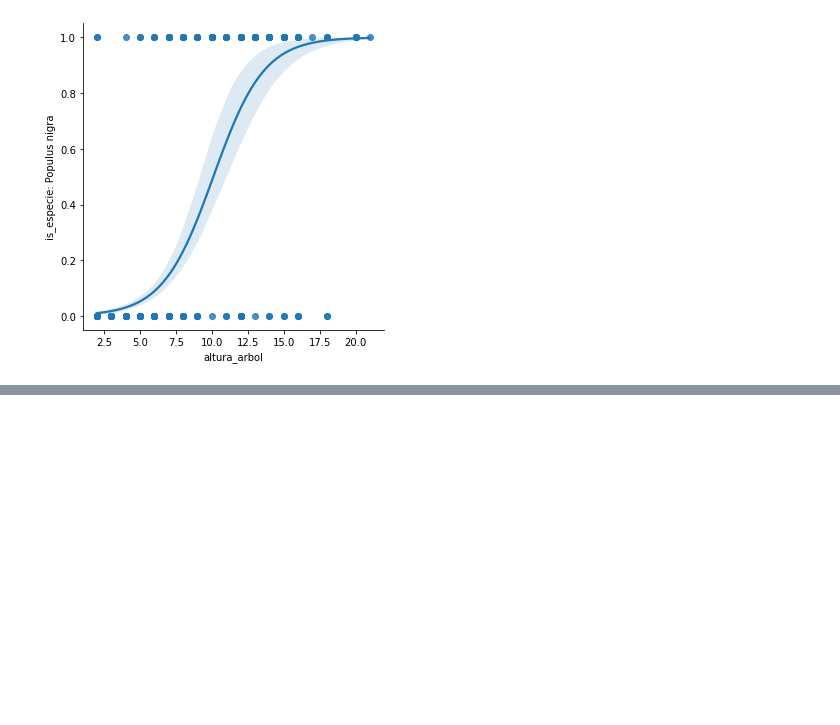
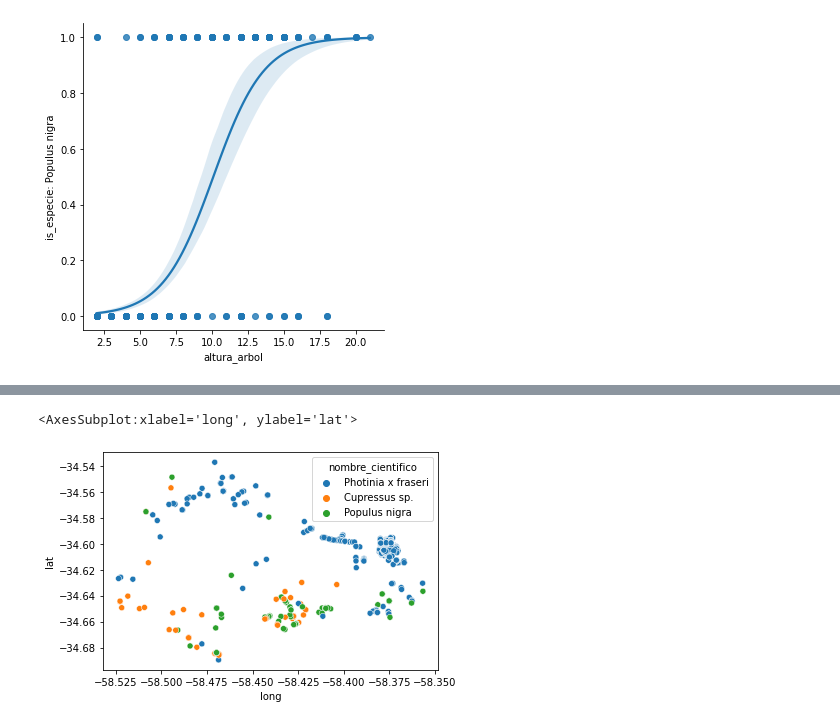
Before and after one commit to IonatanPerez/Curso_DHDS_CN17, a Jupyter notebook: C18/Modelo.ipynb, the cells around one changed output, grey strips where cells are left out. Drawn from its saved outputs; the diff is of its cells as text; code cells hidden in the pictures; blank space fills up the shorter version.

```diff
--- a/C18/Modelo.ipynb
+++ b/C18/Modelo.ipynb
@@ -79,0 +118,5 @@ for especie in data["nombre_cientifico"].unique():
+# %%
+sns.scatterplot(data = data, x = "long", y = "lat", hue="nombre_cientifico")
+# %% [output]
+<AxesSubplot:xlabel='long', ylabel='lat'>
+[figure, added]
```
Also changed, not shown: parts of 15 cells of this notebook, 4 other files.
